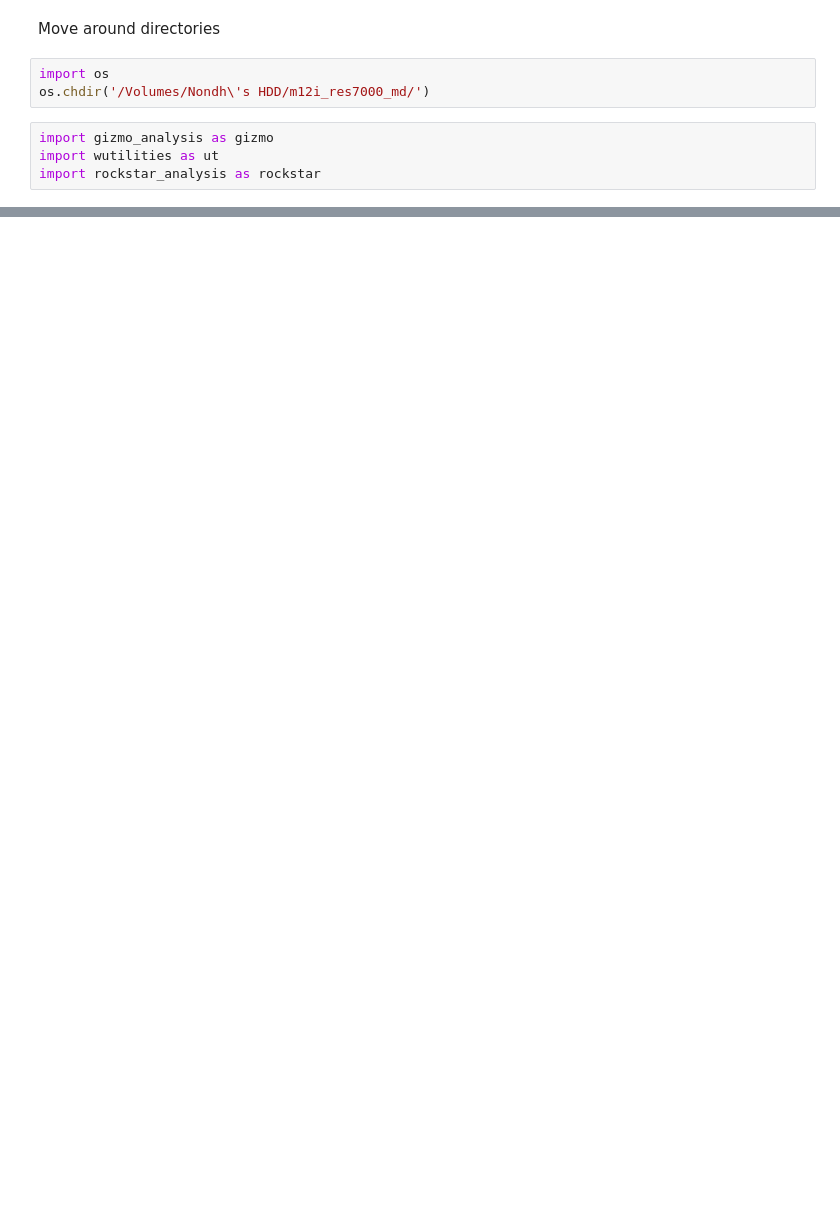
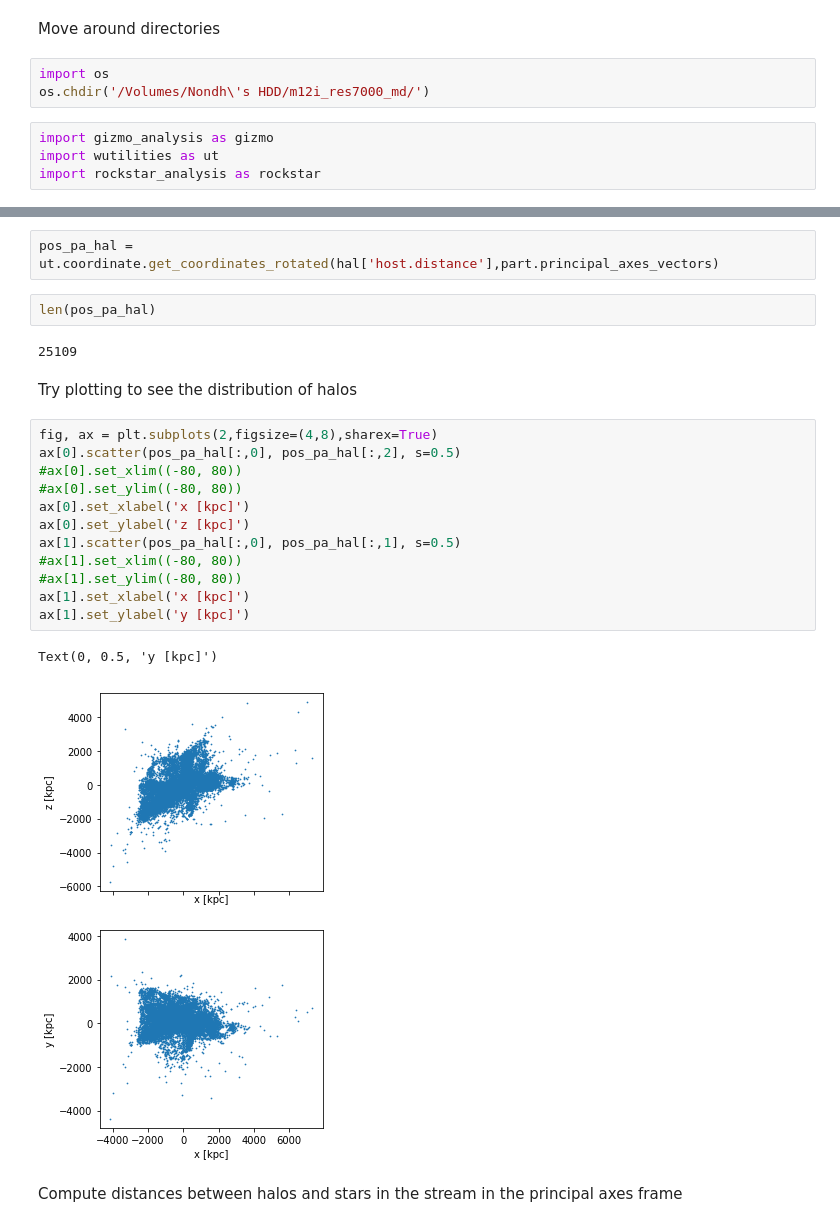
Before and after one commit to nonsk131/darkpy, a Jupyter notebook: stream1.ipynb, the cells around one changed output, grey strips where cells are left out. Drawn from its saved outputs; the diff is of its cells as text; blank space fills up the shorter version.

```diff
--- a/stream1.ipynb
+++ b/stream1.ipynb
@@ -47,0 +150,25 @@ array([[66767.26081251, 33338.43269396, 33932.56150561],
+# %%
+pos_pa_hal = ut.coordinate.get_coordinates_rotated(hal['host.distance'],part.principal_axes_vectors)
+# %%
+len(pos_pa_hal)
+# %% [output]
+25109
+# %% [markdown]
+Try plotting to see the distribution of halos
+# %%
+fig, ax = plt.subplots(2,figsize=(4,8),sharex=True)
+ax[0].scatter(pos_pa_hal[:,0], pos_pa_hal[:,2], s=0.5)
+#ax[0].set_xlim((-80, 80))
+#ax[0].set_ylim((-80, 80))
+ax[0].set_xlabel('x [kpc]')
+ax[0].set_ylabel('z [kpc]')
+ax[1].scatter(pos_pa_hal[:,0], pos_pa_hal[:,1], s=0.5)
+#ax[1].set_xlim((-80, 80))
+#ax[1].set_ylim((-80, 80))
+ax[1].set_xlabel('x [kpc]')
+ax[1].set_ylabel('y [kpc]')
+# %% [output]
+Text(0, 0.5, 'y [kpc]')
+[figure, added]
+# %% [markdown]
+Compute distances between halos and stars in the stream in the principal axes frame
```
Also changed, not shown: parts of 22 cells of this notebook.
